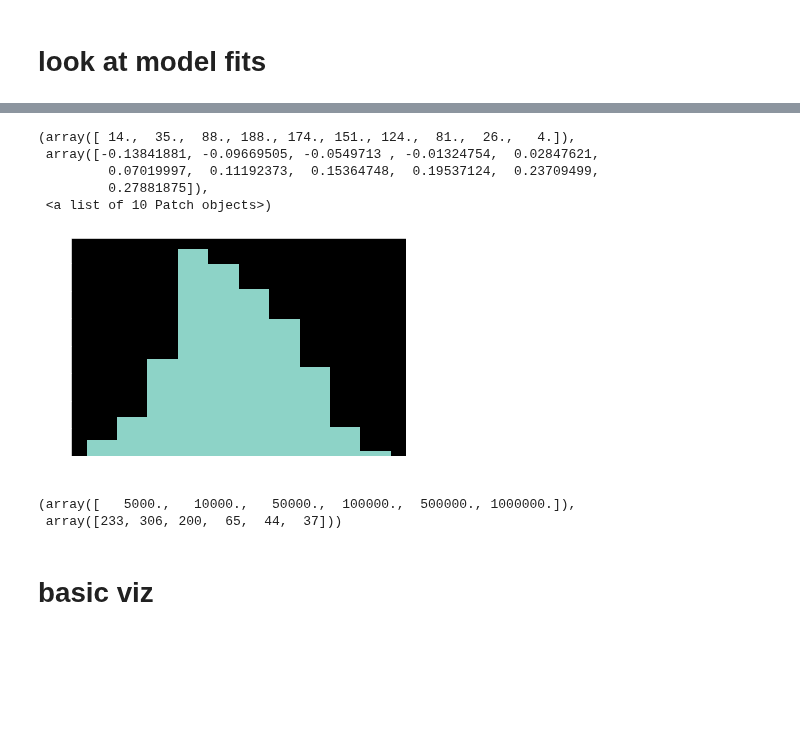
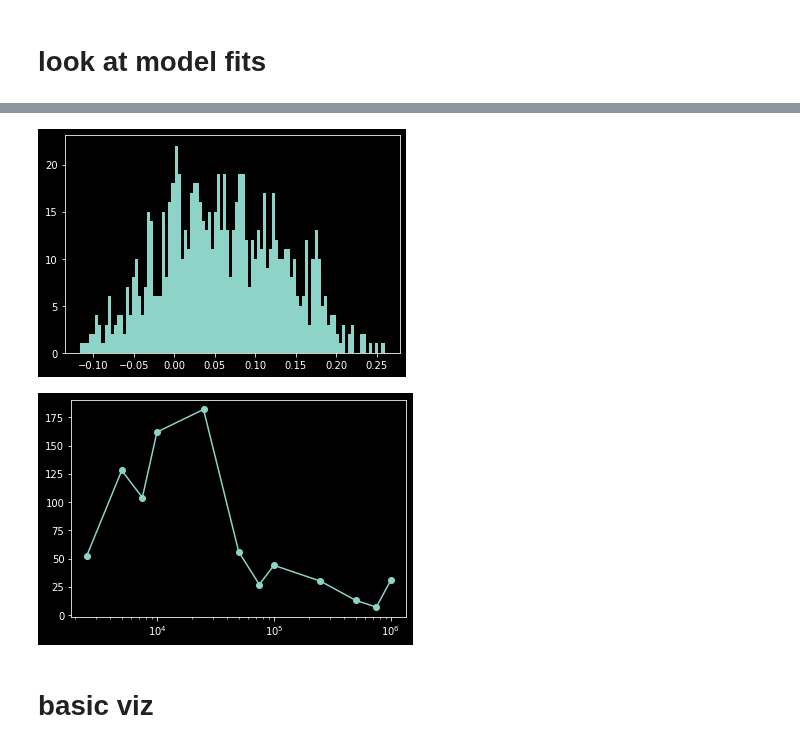
Before and after one commit to csinva/dnn-experiments, a Jupyter notebook: linear_experiments/fmri/analyze_fmri.ipynb, the cells around one changed output, grey strips where cells are left out. Drawn from its saved outputs; the diff is of its cells as text; code cells hidden in the pictures; blank space fills up the shorter version.

```diff
--- a/linear_experiments/fmri/analyze_fmri.ipynb
+++ b/linear_experiments/fmri/analyze_fmri.ipynb
@@ -85,20 +86,14 @@ plt.show()
 # %%
-plt.hist(r['corr_test'])
+plt.hist(r['corr_test'], bins=100)
+plt.show()
 # %% [output]
-(array([ 14.,  35.,  88., 188., 174., 151., 124.,  81.,  26.,   4.]),
- array([-0.13841881, -0.09669505, -0.0549713 , -0.01324754,  0.02847621,
-         0.07019997,  0.11192373,  0.15364748,  0.19537124,  0.23709499,
-         0.27881875]),
- <a list of 10 Patch objects>)
-[figure, old version]
+[figure, new version]
-# %%
-alphas = []
-for i in range(results.shape[0]):
-    alphas.append(results.model.iloc[i].alpha_)
-np.unique(alphas, return_counts=True)
-# %% [output]
-(array([   5000.,   10000.,   50000.,  100000.,  500000., 1000000.]),
- array([233, 306, 200,  65,  44,  37]))
+# %%
+lambdas, counts = np.unique(r.lambda_best, return_counts=True)
+plt.plot(lambdas, counts, 'o-')
+plt.xscale('log')
+# %% [output]
+[figure, added]
 # %% [markdown]
 # basic viz
 # %%
```
Also changed, not shown: parts of 2 cells of this notebook.
